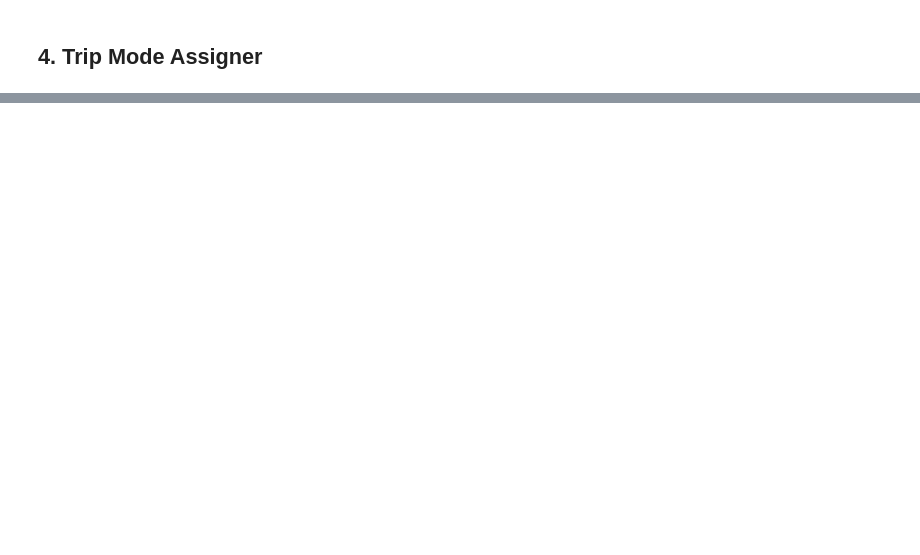
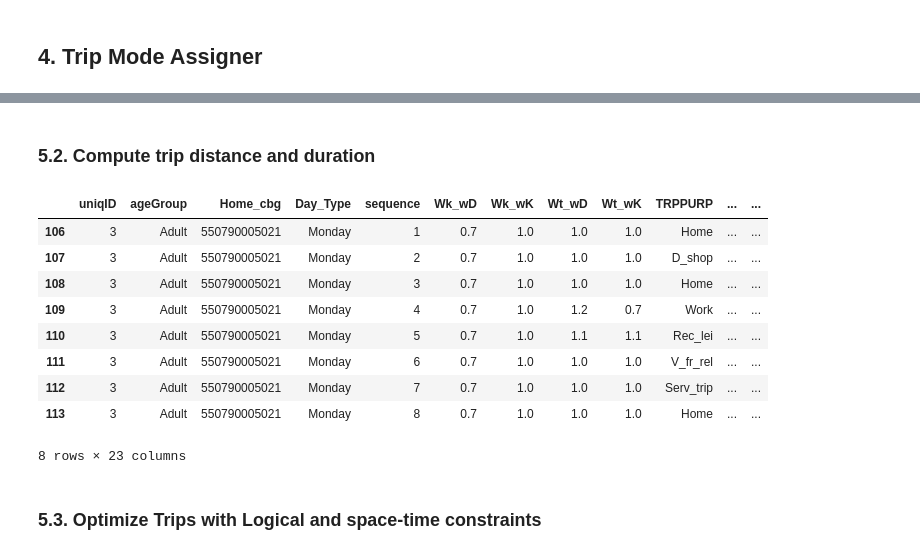
Before and after one commit to MG-Choi/ABTS, a Jupyter notebook: ABTS/ABTS.ipynb, the cells around one changed output, grey strips where cells are left out. Saved outputs shown, nothing was run; the diff lists cells and outputs as text; code cells hidden in the pictures; blank space fills up the shorter version.

```diff
--- a/ABTS/ABTS.ipynb
+++ b/ABTS/ABTS.ipynb
@@ -3360,2 +3478,4 @@ network_road = ox.graph_from_place('Milwaukee, Wisconsin, USA', network_type='dr
 # %% [markdown]
 ## 4. Trip Mode Assigner
+# %%
+simul_trip_mode_sample = put_tripMode(simul_trip_start_time_sample, trip_mode, print_progress = True)
@@ -3363,0 +3499,2 @@ network_road = ox.graph_from_place('Milwaukee, Wisconsin, USA', network_type='dr
+# %%
+ratio_table, average_distance_ratio = calculate_sampled_network_distance(cbg_gdf = cbg, network_road = network_road, num_samples = 200)
@@ -3363,0 +3511,15 @@ network_road = ox.graph_from_place('Milwaukee, Wisconsin, USA', network_type='dr
+# %%
+simul_trip_routes_sample, assigned_trip_table = assignDest(prob_2020_09_combined, simul_trip_mode_sample, print_progress = True)
+
+# W_d_W_s = {'Rec_lei': {'Ws': 1.5, 'Wd': 0.5},
+#            'Meals': {'Ws': 0.5, 'Wd': 0.75},
+#            'Work': {'Ws': 1.0, 'Wd': 0.5},
+#            'Serv_trip': {'Ws': 0.5, 'Wd': 0.75},
+#            'D_shop': {'Ws': 0.5, 'Wd': 0.25},
+#            'S_d_r': {'Ws': 1.0, 'Wd': 0.5},
+#            'Others': {'Ws': 0.5, 'Wd': 0.25},
+#            'V_fr_rel': {'Ws': 1.0, 'Wd': 0.5}}
+
+# simul_trip_routes_sample, assigned_trip_table = assignDest(prob_2020_09_combined, simul_trip_mode_sample,
+#                                                                  W_d_W_s = W_d_W_s,
+#                                                                  print_progress = True)
@@ -3363,0 +3540,19 @@ network_road = ox.graph_from_place('Milwaukee, Wisconsin, USA', network_type='dr
+# %% [markdown]
+### 5.2. Compute trip distance and duration
+# %%
+simul_trip_Dist_Time_sample = estimate_tripDist_Time(simul_trip_routes_sample, cbg, distance_ratio = average_distance_ratio, print_progress = True)
+# %%
+simul_trip_Dist_Time_sample[(simul_trip_Dist_Time_sample['uniqID'] == 3) & (simul_trip_Dist_Time_sample['Day_Type'] == 'Monday')]
+# %% [output]
+|  | uniqID | ageGroup | Home_cbg | Day_Type | sequence | Wk_wD | Wk_wK | Wt_wD | Wt_wK | TRPPURP | ... | ... |
+| 106 | 3 | Adult | 550790005021 | Monday | 1 | 0.7 | 1.0 | 1.0 | 1.0 | Home | ... | ... |
+| 107 | 3 | Adult | 550790005021 | Monday | 2 | 0.7 | 1.0 | 1.0 | 1.0 | D_shop | ... | ... |
+| 108 | 3 | Adult | 550790005021 | Monday | 3 | 0.7 | 1.0 | 1.0 | 1.0 | Home | ... | ... |
+| 109 | 3 | Adult | 550790005021 | Monday | 4 | 0.7 | 1.0 | 1.2 | 0.7 | Work | ... | ... |
+| 110 | 3 | Adult | 550790005021 | Monday | 5 | 0.7 | 1.0 | 1.1 | 1.1 | Rec_lei | ... | ... |
+| 111 | 3 | Adult | 550790005021 | Monday | 6 | 0.7 | 1.0 | 1.0 | 1.0 | V_fr_rel | ... | ... |
+| 112 | 3 | Adult | 550790005021 | Monday | 7 | 0.7 | 1.0 | 1.0 | 1.0 | Serv_trip | ... | ... |
+| 113 | 3 | Adult | 550790005021 | Monday | 8 | 0.7 | 1.0 | 1.0 | 1.0 | Home | ... | ... |
+8 rows × 23 columns
+# %% [markdown]
+### 5.3. Optimize Trips with Logical and space-time constraints
```
Also changed, not shown: parts of 45 cells of this notebook, 2 other files.
